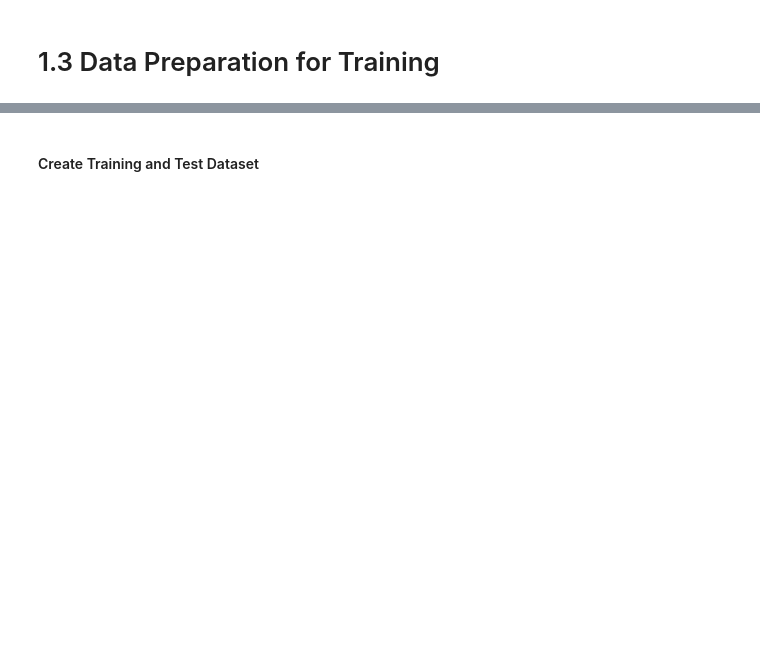
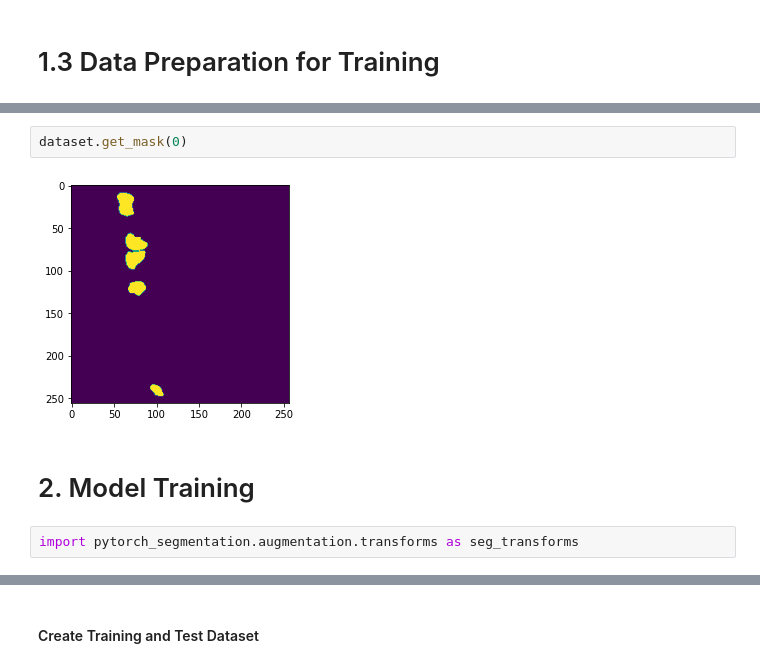
Before and after one commit to cluel01/SA_semantic_segmentation, a Jupyter notebook: 1_Model_Training.ipynb, the cells around one changed output, grey strips where cells are left out. Drawn from its saved outputs; the diff is of its cells as text; blank space fills up the shorter version.

```diff
--- a/1_Model_Training.ipynb
+++ b/1_Model_Training.ipynb
@@ -133,0 +65,8 @@ y = np.array(patches_labels)
+# %%
+dataset.get_mask(0)
+# %% [output]
+[figure, added]
+# %% [markdown]
+# 2. Model Training
+# %%
+import pytorch_segmentation.augmentation.transforms as seg_transforms
```
Also changed, not shown: parts of 58 cells of this notebook, 6 other files.
